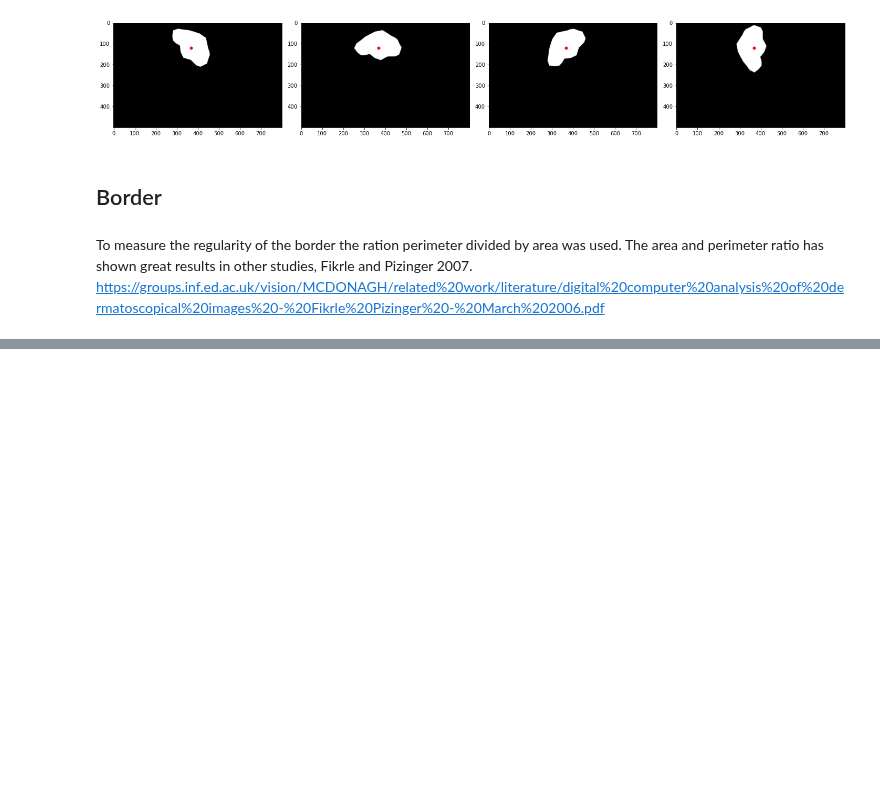
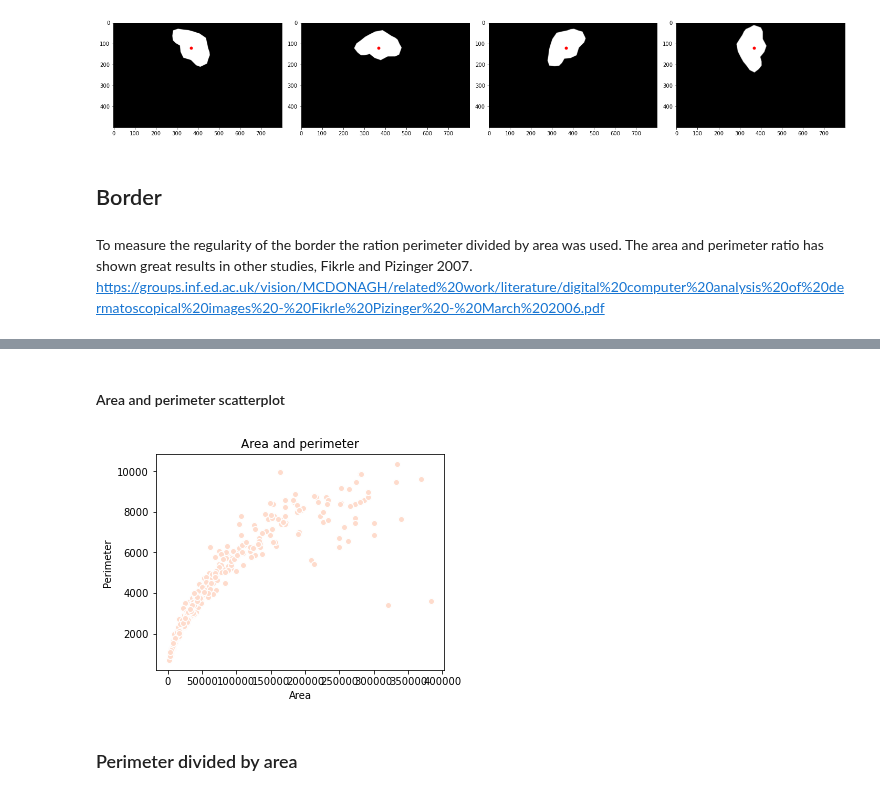
Before and after one commit to adagige/fyp2021p03g02, a Jupyter notebook: notebooks/main.ipynb, the cells around one changed output, grey strips where cells are left out. Cells and saved outputs as stored; diff of their text form; code cells hidden in the pictures; blank space fills up the shorter version.

```diff
--- a/notebooks/main.ipynb
+++ b/notebooks/main.ipynb
@@ -211,17 +212,42 @@ if run:
 # %%
 if run:
     # Finding the area and perimeter of all images.
-'''With the use of morphology.disk(10)'''
+    '''With the use of morphology.disk(5)'''
 
 
-areas = []
-peris = []
-for i in mapsarea:
-    area, perimiter = measure_area_perimeter(i)
-    areas.append(area)
-    peris.append(perimiter)
+    areas = []
+    peris = []
+    for i in mapsarea:
+        area, perimiter = measure_area_perimeter(i)
+        areas.append(area)
+        peris.append(perimiter)
 
-# Adding them to a file, so they don't have to be calculated each time
+    # Adding them to a file, so they don't have to be calculated each time
 
-#np.savetxt("../data/features/perimeter10.csv", peris, delimiter=",")
-#np.savetxt("../data/features/area10.csv", areas, delimiter=",")
+    #np.savetxt("../data/features/perimeter5.csv", peris, delimiter=",")
+    #np.savetxt("../data/features/area5.csv", areas, delimiter=",")
+# %% [markdown]
+#### Area and perimeter scatterplot
+# %%
+if not run:
+    area = np.genfromtxt('../data/features/area5.csv', delimiter=',')
+    perimeter = np.genfromtxt('../data/features/perimeter5.csv', delimiter=',')
+# %%
+def scatterplot(area, perimeter):
+    # Define the size of the figure
+    fig = plt.figure(figsize=(4, 3))
+    # Set axes, that you want to work with:
+    axes = fig.add_axes([0, 0, 1, 1]) # left, bottom, width, height (range 0 to 1)
+    # actually plot the data:
+    axes.scatter(area, perimeter, label = 'Data', edgecolors='white')
+    axes.set_title('Area and perimeter')
+    axes.set_xlabel('Area')
+    axes.set_ylabel('Perimeter')
+    #axes.legend(loc='upper left'); axes.set_xlabel(data); axes.set_ylabel(data); axes.set_title('Scatter plot');
+    return None
+# %%
+scatterplot(area, perimeter)
+# %% [output]
+[figure, added]
+# %% [markdown]
+### Perimeter divided by area
```
Also changed, not shown: parts of 6 cells of this notebook.
